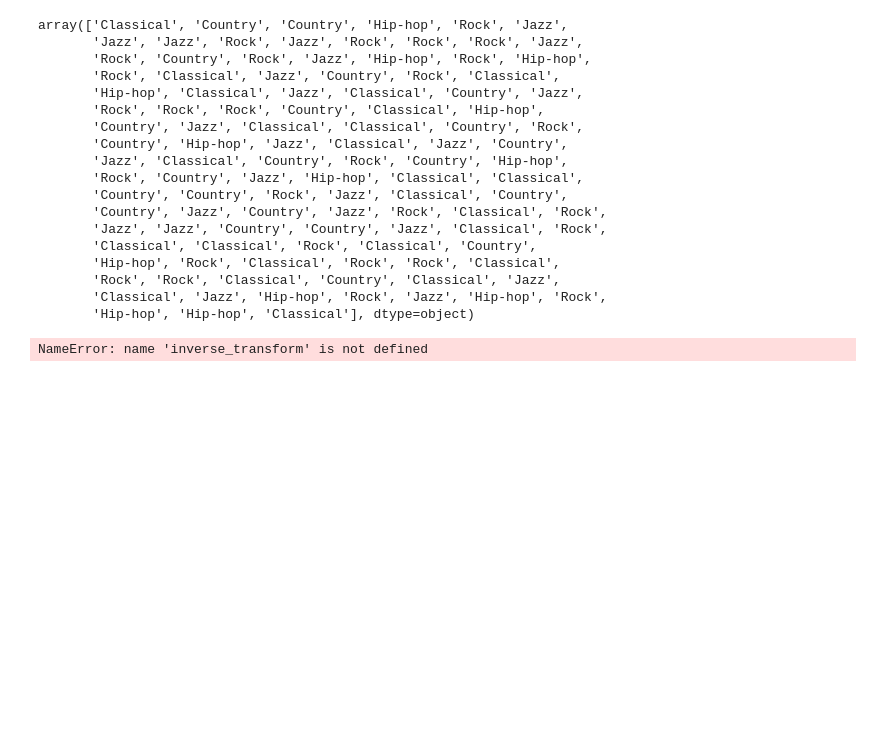
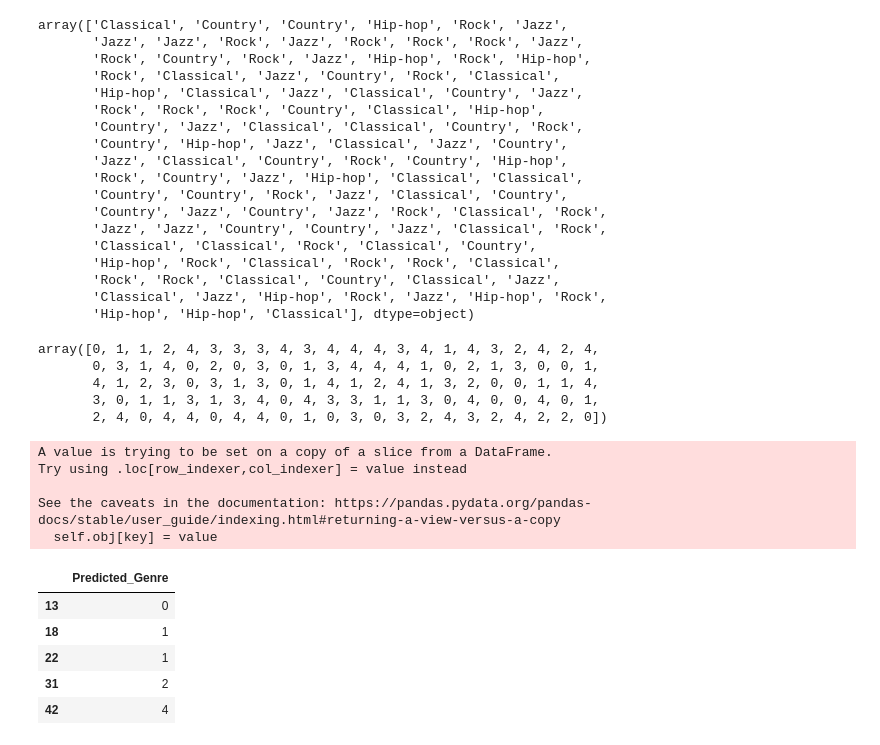
Before and after one commit to laanani-mohamed/music-genre-classification-with-pca, a Jupyter notebook: Solution.ipynb, the cells around one changed output. Saved outputs shown, nothing was run; the diff lists cells and outputs as text; code cells hidden in the pictures; blank space fills up the shorter version.

```diff
--- a/Solution.ipynb
+++ b/Solution.ipynb
@@ -388,12 +388,29 @@ array(['Classical', 'Country', 'Country', 'Hip-hop', 'Rock', 'Jazz',
        'Classical', 'Jazz', 'Hip-hop', 'Rock', 'Jazz', 'Hip-hop', 'Rock',
        'Hip-hop', 'Hip-hop', 'Classical'], dtype=object)
 # %%
-le.inverse_transform(y_unknown_pred)
+y_unknown_pred_encoded = le.fit_transform(y_unknown_pred)
+y_unknown_pred_encoded
 # %% [output]
-NameError: name 'inverse_transform' is not defined
+array([0, 1, 1, 2, 4, 3, 3, 3, 4, 3, 4, 4, 4, 3, 4, 1, 4, 3, 2, 4, 2, 4,
+       0, 3, 1, 4, 0, 2, 0, 3, 0, 1, 3, 4, 4, 4, 1, 0, 2, 1, 3, 0, 0, 1,
+       4, 1, 2, 3, 0, 3, 1, 3, 0, 1, 4, 1, 2, 4, 1, 3, 2, 0, 0, 1, 1, 4,
+       3, 0, 1, 1, 3, 1, 3, 4, 0, 4, 3, 3, 1, 1, 3, 0, 4, 0, 0, 4, 0, 1,
+       2, 4, 0, 4, 4, 0, 4, 4, 0, 1, 0, 3, 0, 3, 2, 4, 3, 2, 4, 2, 2, 0])
 # %%
 # Assurez-vous que 'le' est bien votre label encoder pour inverser les prédictions
-df_unknown_genre.loc[:, 'Predicted_Genre'] = le.inverse_transform(y_unknown_pred)
+df_unknown_genre.loc[:, 'Predicted_Genre'] = le.fit_transform(y_unknown_pred)
 
 # Affichage des genres prédits
 df_unknown_genre[['Predicted_Genre']].head()
+# %% [output]
+A value is trying to be set on a copy of a slice from a DataFrame.
+Try using .loc[row_indexer,col_indexer] = value instead
+
+See the caveats in the documentation: https://pandas.pydata.org/pandas-docs/stable/user_guide/indexing.html#returning-a-view-versus-a-copy
+  self.obj[key] = value
+|  | Predicted_Genre |
+| 13 | 0 |
+| 18 | 1 |
+| 22 | 1 |
+| 31 | 2 |
+| 42 | 4 |
```
